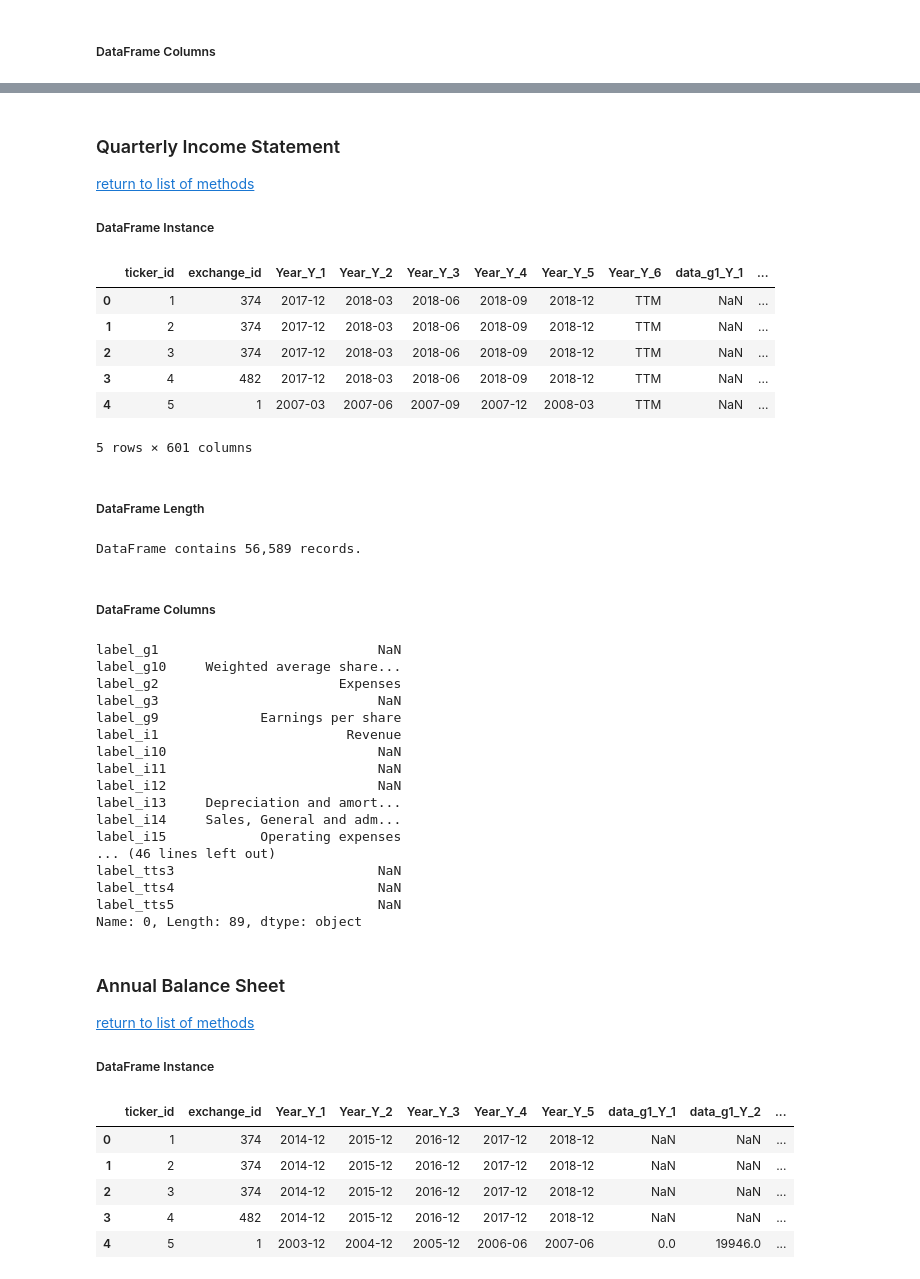
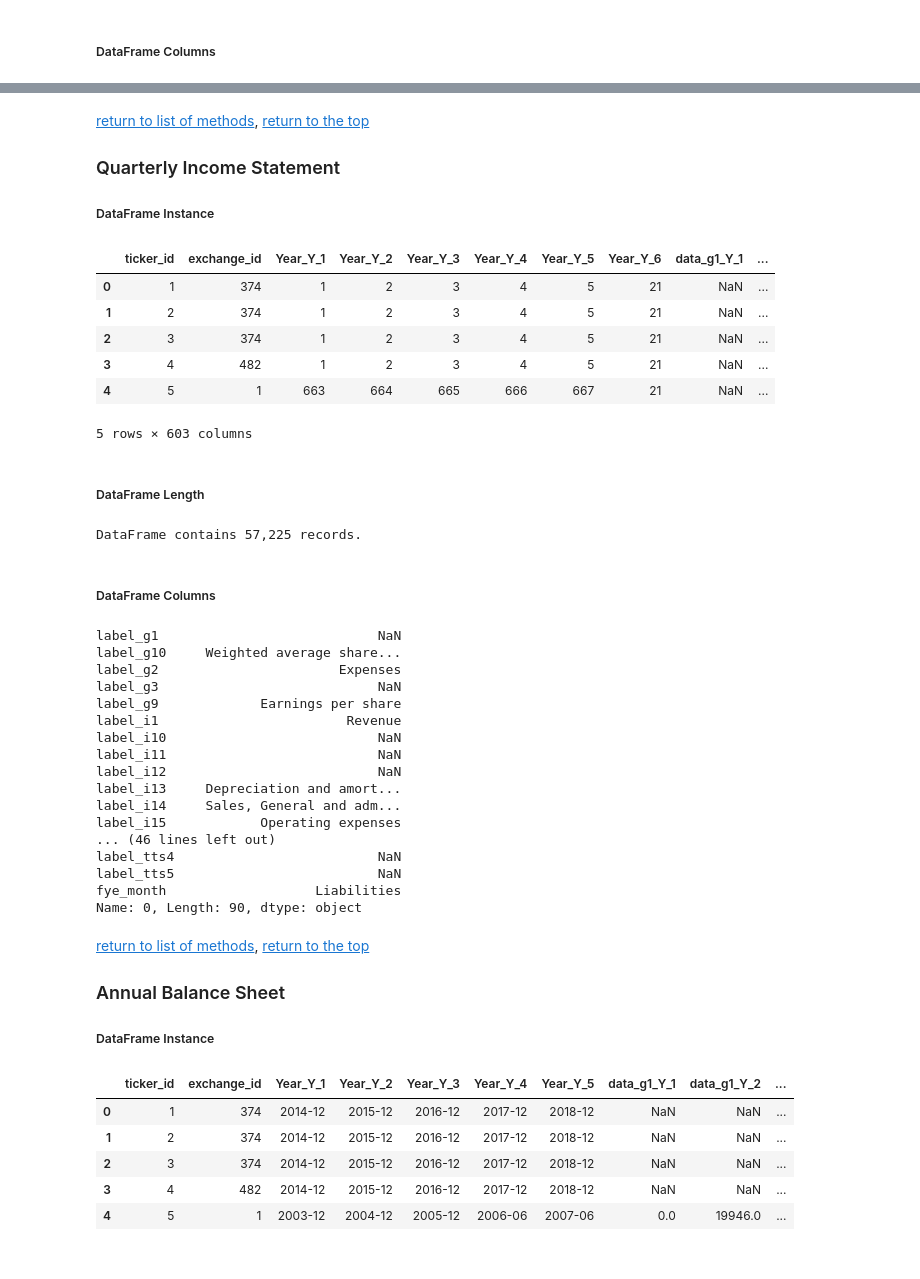
Before and after one commit to caiobran/mstables, a Jupyter notebook: data_overview.ipynb, the cells around one changed output, grey strips where cells are left out. Saved outputs shown, nothing was run; the diff lists cells and outputs as text; code cells hidden in the pictures.

```diff
--- a/data_overview.ipynb
+++ b/data_overview.ipynb
@@ -39,5 +39,5 @@ reload(dataframes) #reload if changes have been made to module file
 The DataFrames class is part of the [dataframes module](dataframes.py)
 # %%
-db_file_name = 'mstables' # Change the file name here as needed
+db_file_name = 'mstables2' # Change the file name here as needed
 df = dataframes.DataFrames('db/{}.sqlite'.format(db_file_name))
 # %% [output]
@@ -535,32 +562,33 @@ df_isa_labels.set_index('label').dropna()
 180 rows × 1 columns
 # %% [markdown]
 <a id='isq'></a>
+[return to list of methods](#methods),
+[return to the top](#top)
 ### Quarterly Income Statement
-[return to list of methods](#methods)
 ##### DataFrame Instance
 # %%
-df_isq0 = df.quarterlyIS()
+df_quarterlyIS = df.quarterlyIS()
 # %%
-df_isq0.head()
+df_quarterlyIS.head()
 # %% [output]
 |  | ticker_id | exchange_id | Year_Y_1 | Year_Y_2 | Year_Y_3 | Year_Y_4 | Year_Y_5 | Year_Y_6 | data_g1_Y_1 | ... |
-| 0 | 1 | 374 | 2017-12 | 2018-03 | 2018-06 | 2018-09 | 2018-12 | TTM | NaN | ... |
-| 1 | 2 | 374 | 2017-12 | 2018-03 | 2018-06 | 2018-09 | 2018-12 | TTM | NaN | ... |
-| 2 | 3 | 374 | 2017-12 | 2018-03 | 2018-06 | 2018-09 | 2018-12 | TTM | NaN | ... |
-| 3 | 4 | 482 | 2017-12 | 2018-03 | 2018-06 | 2018-09 | 2018-12 | TTM | NaN | ... |
-| 4 | 5 | 1 | 2007-03 | 2007-06 | 2007-09 | 2007-12 | 2008-03 | TTM | NaN | ... |
+| 0 | 1 | 374 | 1 | 2 | 3 | 4 | 5 | 21 | NaN | ... |
+| 1 | 2 | 374 | 1 | 2 | 3 | 4 | 5 | 21 | NaN | ... |
+| 2 | 3 | 374 | 1 | 2 | 3 | 4 | 5 | 21 | NaN | ... |
+| 3 | 4 | 482 | 1 | 2 | 3 | 4 | 5 | 21 | NaN | ... |
+| 4 | 5 | 1 | 663 | 664 | 665 | 666 | 667 | 21 | NaN | ... |
-5 rows × 601 columns
+5 rows × 603 columns
 # %% [markdown]
 ##### DataFrame Length
 # %%
-print('DataFrame contains {:,.0f} records.'.format(len(df_isq0)))
+print('DataFrame contains {:,.0f} records.'.format(len(df_quarterlyIS)))
 # %% [output]
-DataFrame contains 56,589 records.
+DataFrame contains 57,225 records.
 # %% [markdown]
 ##### DataFrame Columns
 # %%
 # Financial Health DataFrame Columns
-(df_isq0.loc[0, [col for col in df_isq0.columns if 'Y' not in col and '_id' not in col]]
+(df_quarterlyIS.loc[0, [col for col in df_quarterlyIS.columns if 'Y' not in col and '_id' not in col]]
  .replace(df.colheaders['header']))
 # %% [output]
 label_g1                            NaN
@@ -576,14 +604,15 @@ label_i13     Depreciation and amort...
 label_i14     Sales, General and adm...
 label_i15            Operating expenses
 ... (46 lines left out)
-label_tts3                          NaN
 label_tts4                          NaN
 label_tts5                          NaN
-Name: 0, Length: 89, dtype: object
+fye_month                   Liabilities
+Name: 0, Length: 90, dtype: object
 # %% [markdown]
 <a id='bsa'></a>
+[return to list of methods](#methods),
+[return to the top](#top)
 ### Annual Balance Sheet
-[return to list of methods](#methods)
 ##### DataFrame Instance
 # %%
 df_bsa0 = df.annualBS()
```
Also changed, not shown: parts of 66 cells of this notebook, 7 other files.
